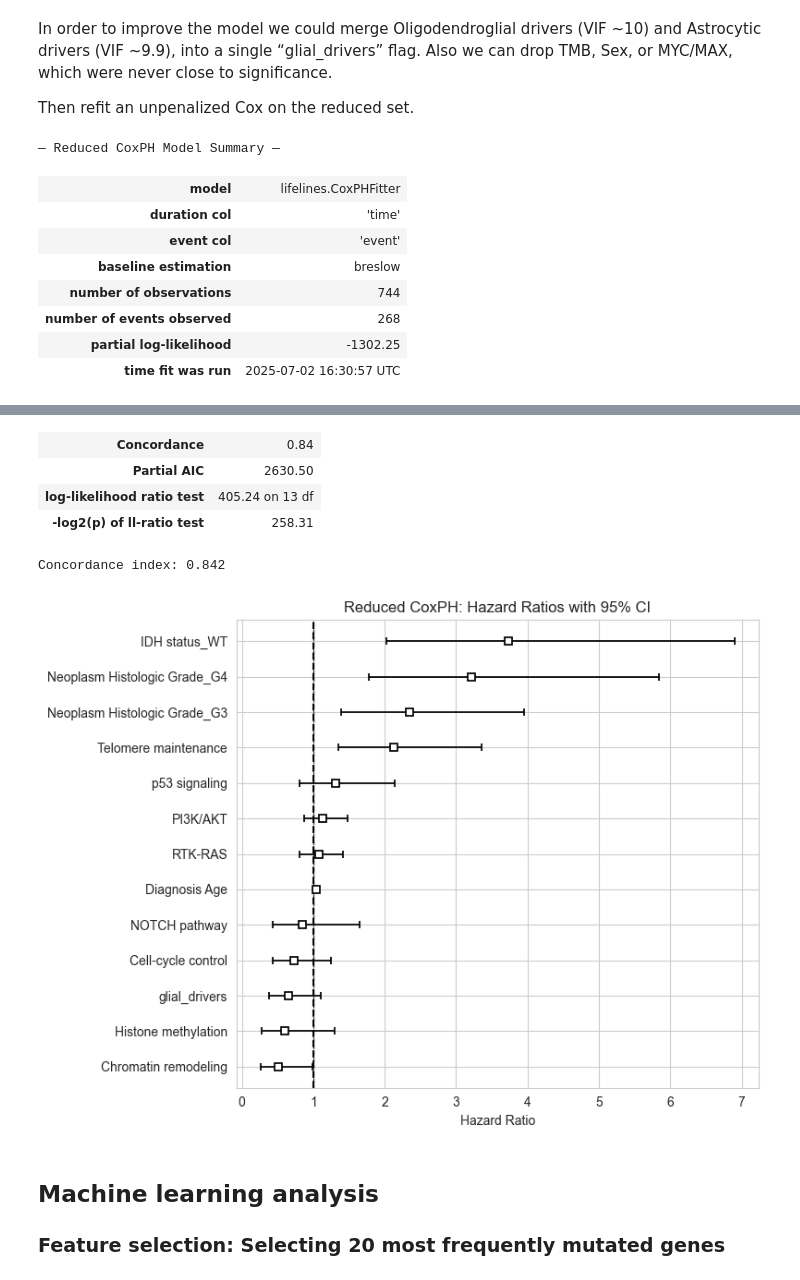
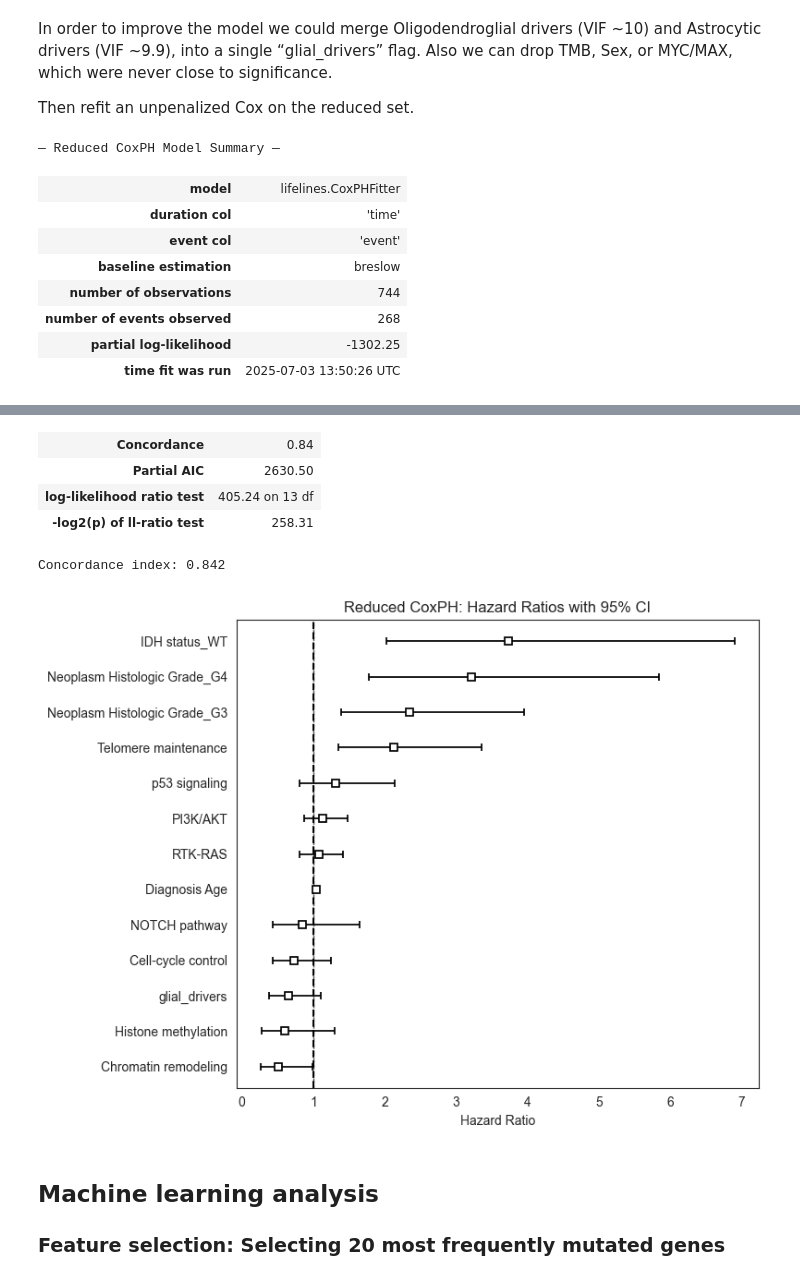
Before and after one commit to GalinaGl/CAS_ADS_2024, a Jupyter notebook: Final project/Data/Final_project_GGlousker.ipynb, the cells around one changed output, grey strips where cells are left out. Saved outputs shown, nothing was run; the diff lists cells and outputs as text; code cells hidden in the pictures.

```diff
--- a/Final project/Data/Final_project_GGlousker.ipynb
+++ b/Final project/Data/Final_project_GGlousker.ipynb
@@ -2321,38 +2155,39 @@ ax = cph.plot(hazard_ratios=True)
 ax.set_title("Reduced CoxPH: Hazard Ratios with 95% CI")
 ax.set_xlabel("Hazard Ratio")
 ax.axvline(1.0, color='black', linestyle='--')
+plt.grid(False)
 plt.tight_layout()
 plt.show()
 # %% [output]
 — Reduced CoxPH Model Summary —
 | model | lifelines.CoxPHFitter |
 | duration col | 'time' |
 | event col | 'event' |
 | baseline estimation | breslow |
 | number of observations | 744 |
 | number of events observed | 268 |
 | partial log-likelihood | -1302.25 |
-| time fit was run | 2025-07-02 16:30:57 UTC |
+| time fit was run | 2025-07-03 13:50:26 UTC |
 |  | coef | exp(coef) | se(coef) | coef lower 95% | coef upper 95% | exp(coef) lower 95% | ... |
 | Diagnosis Age | 0.04 | 1.05 | 0.01 | 0.03 | 0.06 | 1.03 | ... |
 | Cell-cycle control | -0.31 | 0.73 | 0.27 | -0.85 | 0.22 | 0.43 | ... |
 | Chromatin remodeling | -0.68 | 0.51 | 0.34 | -1.35 | -0.01 | 0.26 | ... |
 | Histone methylation | -0.50 | 0.61 | 0.39 | -1.26 | 0.26 | 0.28 | ... |
 | NOTCH pathway | -0.17 | 0.84 | 0.34 | -0.84 | 0.50 | 0.43 | ... |
 | PI3K/AKT | 0.12 | 1.13 | 0.14 | -0.14 | 0.39 | 0.87 | ... |
 | RTK-RAS | 0.07 | 1.07 | 0.14 | -0.21 | 0.35 | 0.81 | ... |
 | Telomere maintenance | 0.76 | 2.13 | 0.23 | 0.30 | 1.21 | 1.35 | ... |
 | p53 signaling | 0.28 | 1.32 | 0.25 | -0.21 | 0.76 | 0.81 | ... |
 | IDH status_WT | 1.32 | 3.74 | 0.31 | 0.70 | 1.93 | 2.02 | ... |
 | Neoplasm Histologic Grade_G3 | 0.85 | 2.34 | 0.27 | 0.33 | 1.37 | 1.39 | ... |
 | Neoplasm Histologic Grade_G4 | 1.17 | 3.22 | 0.30 | 0.57 | 1.76 | 1.77 | ... |
 | glial_drivers | -0.43 | 0.65 | 0.27 | -0.96 | 0.10 | 0.38 | ... |
 | Concordance | 0.84 |
 | Partial AIC | 2630.50 |
 | log-likelihood ratio test | 405.24 on 13 df |
 | -log2(p) of ll-ratio test | 258.31 |
 Concordance index: 0.842
-[figure, old version]
+[figure, new version]
 # %% [markdown]
 ## **Machine learning analysis**
 
```
Also changed, not shown: parts of 36 cells of this notebook, 6 other files.
